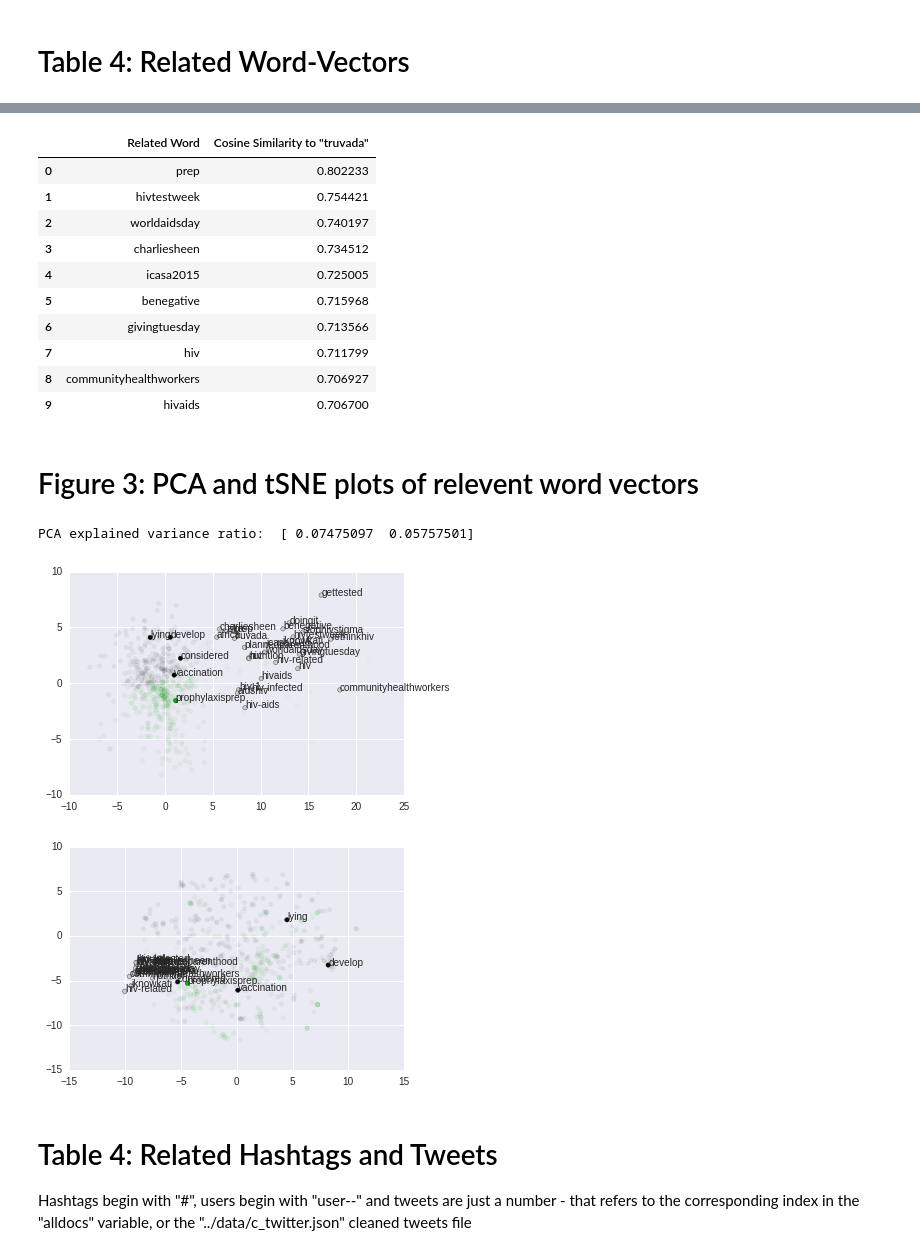
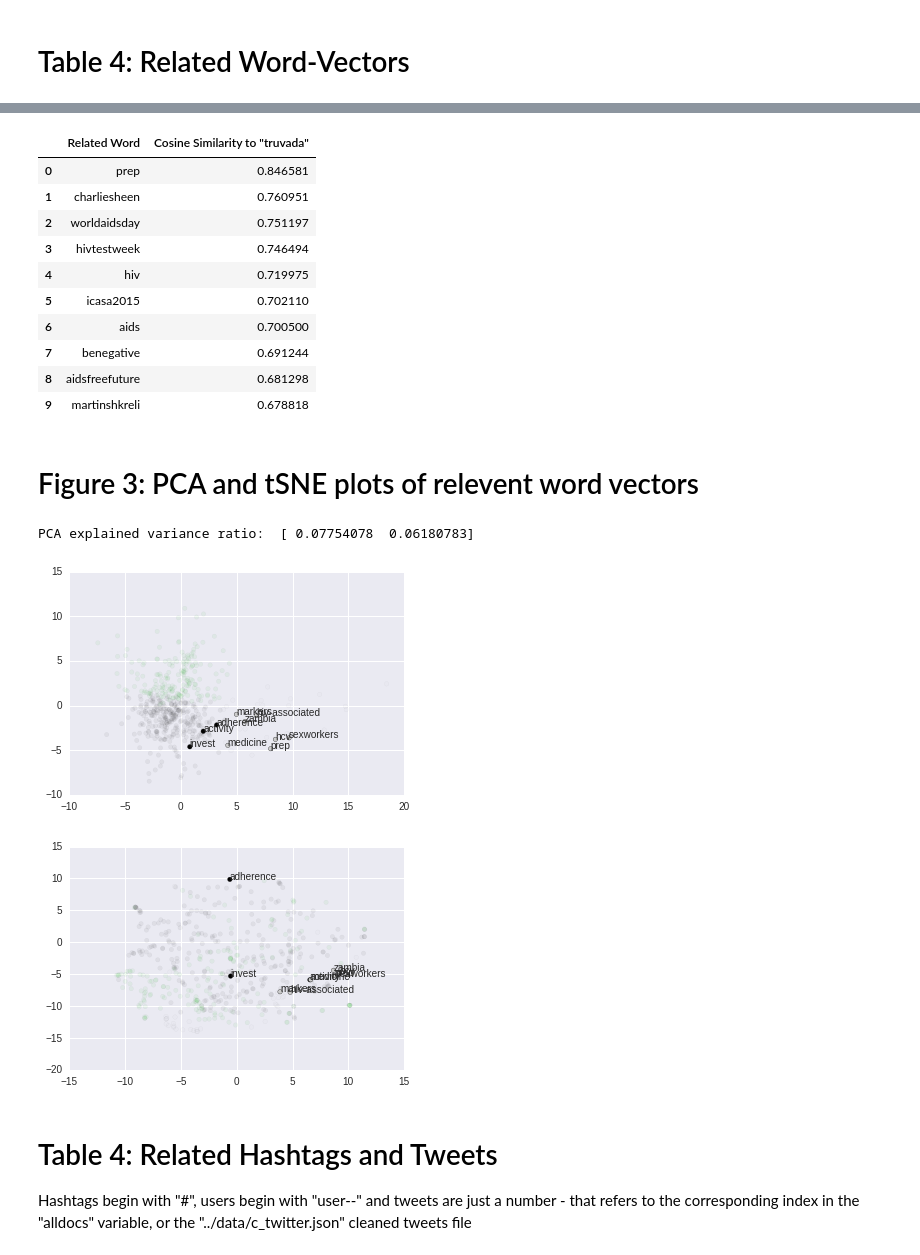
Before and after one commit to quinngroup/sm_w2v, a Jupyter notebook: notebooks/doc2vec.ipynb, the cells around one changed output, grey strips where cells are left out. Drawn from its saved outputs; the diff is of its cells as text; code cells hidden in the pictures.

```diff
--- a/notebooks/doc2vec.ipynb
+++ b/notebooks/doc2vec.ipynb
@@ -15,12 +15,13 @@ Document = namedtuple('Document', 'words tags')
 
 alldocs = []  # will hold all docs in original order
 with open('../data/c_twitter.json') as f_in:
-    for line in f_in:
-        c_twt = json.loads(line)
-        # c_twt: {'weeknum': str, 'c_text': str, 'tags': [str]}
-        words = c_twt['text'].split()
-        tags = [str(c_twt['id'])] + c_twt['tags']
-        alldocs.append(Document(words, tags))
+    for i, line in enumerate(f_in):
+        if (i % 3 == 0):
+            c_twt = json.loads(line)
+            # c_twt: {'weeknum': str, 'c_text': str, 'tags': [str]}
+            words = c_twt['text'].split()
+            tags = [str(c_twt['id'])] + c_twt['tags']
+            alldocs.append(Document(words, tags))
 
 shuffle_docs = alldocs[:]
 # %%
@@ -153,16 +172,16 @@ df_truvada = pd.DataFrame(data=new_vecs, columns=['Related Word', 'Cosine Simila
 df_truvada
 # %% [output]
 |  | Related Word | Cosine Similarity to "truvada" |
-| 0 | prep | 0.802233 |
-| 1 | hivtestweek | 0.754421 |
-| 2 | worldaidsday | 0.740197 |
-| 3 | charliesheen | 0.734512 |
-| 4 | icasa2015 | 0.725005 |
-| 5 | benegative | 0.715968 |
-| 6 | givingtuesday | 0.713566 |
-| 7 | hiv | 0.711799 |
-| 8 | communityhealthworkers | 0.706927 |
-| 9 | hivaids | 0.706700 |
+| 0 | prep | 0.846581 |
+| 1 | charliesheen | 0.760951 |
+| 2 | worldaidsday | 0.751197 |
+| 3 | hivtestweek | 0.746494 |
+| 4 | hiv | 0.719975 |
+| 5 | icasa2015 | 0.702110 |
+| 6 | aids | 0.700500 |
+| 7 | benegative | 0.691244 |
+| 8 | aidsfreefuture | 0.681298 |
+| 9 | martinshkreli | 0.678818 |
 # %% [markdown]
 # Figure 3: PCA and tSNE plots of relevent word vectors
 # %%
@@ -178,10 +197,7 @@ if '/high_spd_work/sm_w2v' not in sys.path:
 from sm_w2v.plot_utils import scatter_plot
 
 # related words from above
-related_words = list(df_hivaids.iloc[:,0].values) + \
-                list(df_prep.iloc[:,0].values) + \
-                list(df_prophylaxis.iloc[:,0].values) + \
-                list(df_truvada.iloc[:,0].values)
+related_words = list(df_prophylaxis.iloc[:,0].values)
 
 # Prepare data matrix
 X = []
@@ -197,36 +213,36 @@ X = np.array(X)
 # Do k-means on original data matrix
 kmeans = KMeans(n_clusters=3, random_state=1)
 kmeans_labels = kmeans.fit_predict(X)
 
 # Do PCA
 pca = PCA(n_components=2, copy=True)
 pca.fit(X)
 print("PCA explained variance ratio: ", pca.explained_variance_ratio_)
 pca_comps = pca.transform(X)
 
 # Do tSNE
 tsne = TSNE(n_components=2, random_state=1)
 tsne_comps = tsne.fit_transform(X)
 
 # Scatter plot
 rand_seed = 0
 alpha_high = 1.0
 alpha_low = 0.05
 down_samp_rate = 0.1
 
 # save PCA plot in 'notebooks' directory
 scatter_plot(pca_comps[:,0], pca_comps[:,1], alpha_high, alpha_low,
             kmeans_labels, text_annotations,
             down_samp_rate, "Fig3a: PCA of Related Words", rand_seed, None)
 
 # save tSNE plot in 'notebooks' directory
 scatter_plot(tsne_comps[:,0], tsne_comps[:,1], alpha_high, alpha_low,
             kmeans_labels, text_annotations,
             down_samp_rate, "Fig3b: tSNE of Related Words", rand_seed, None)
 # %% [output]
-PCA explained variance ratio:  [ 0.07475097  0.05757501]
+PCA explained variance ratio:  [ 0.07754078  0.06180783]
-[figure, old version]
+[figure, new version]
-[figure, old version]
+[figure, new version]
 # %% [markdown]
 # Table 4: Related Hashtags and Tweets
 
```
Also changed, not shown: parts of 11 cells of this notebook, 10 other files.
